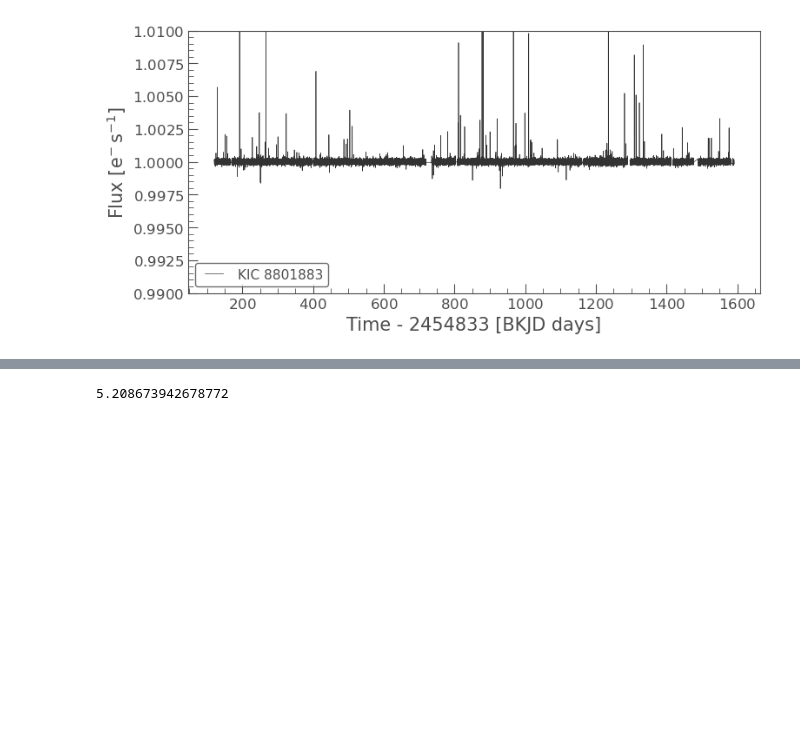
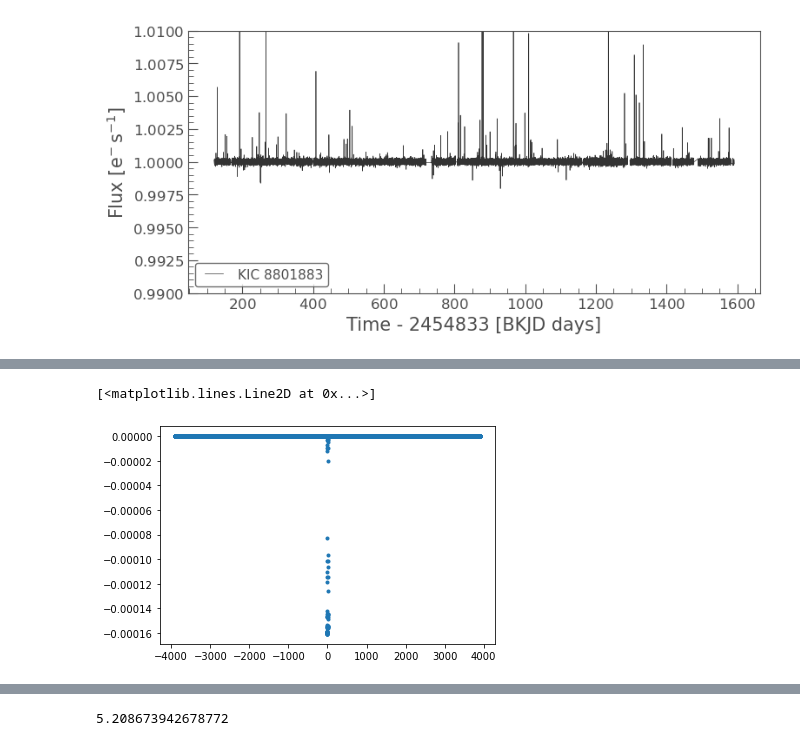
Before and after one commit to stevepur/falsePositiveTableAnalysis, a Jupyter notebook: TCE8801883-01.ipynb, the cells around one changed output, grey strips where cells are left out. Drawn from its saved outputs; the diff is of its cells as text; code cells hidden in the pictures; blank space fills up the shorter version.

```diff
--- a/TCE8801883-01.ipynb
+++ b/TCE8801883-01.ipynb
@@ -151,0 +152,42 @@ Text(0.5, 1.0, 'Corrected Flux')
+# %%
+import subprocess
+import os
+from astropy.io import fits
+
+def get_dv_model(kepid, tceNum, wgetFileName):
+    # grep the file for this kepid
+    # a reader is returned
+    a =  subprocess.Popen("grep "+str(kepid)+" "+wgetFileName+" | grep _dvt.fits",
+                          shell=True, stdout=subprocess.PIPE).stdout
+    # decode the output, and split with newline because the same kepid can appear multiple times
+    gs = a.read().decode().split("\n")[0]
+    # get the fits file URL, which is the fourth term in the output line
+    urlStr = gs.split(" ")[3]
+    # get the file
+    getStr = "wget -O tempFits.fits " + urlStr
+    os.system(getStr)
+
+    fitsData = fits.open("tempFits.fits")
+    # there are several elements:
+    # element 0 is overall information
+    # followed by one element per TCE
+    # so the TCE number correctly indexes into the fits file
+    dvModel = {}
+    dvModel["model"] = np.zeros(len(fitsData[tceNum].data))
+    dvModel["time"] = np.zeros(len(fitsData[tceNum].data))
+    for i in range(len(fitsData[tceNum].data)):
+        # BKJD time is the first field
+        dvModel["time"][i] = fitsData[tceNum].data[i][0]
+        # the DV lightcurve model is the 9th field
+        dvModel["model"][i] = fitsData[tceNum].data[i][8]
+
+    return dvModel
+# %%
+# requires the file found on the exoplanet archive https://exoplanetarchive.ipac.caltech.edu/bulk_data_download/Kepler_TCE_DV_DR25_wget.bat
+transitModel = get_dv_model(8801883, 1, "/Volumes/DR25_data/dvFitsFiles/Kepler_TCE_DV_DR25_wget.bat")
+# %%
+modelPhase = periodHours*np.mod(transitModel["time"] + period/2 - epoch, period)/period - periodHours/2
+plt.plot(modelPhase, transitModel["model"], '.')
+# %% [output]
+[<matplotlib.lines.Line2D at 0x...>]
+[figure, added]
```
Also changed, not shown: parts of 3 cells of this notebook, 9 other files.
